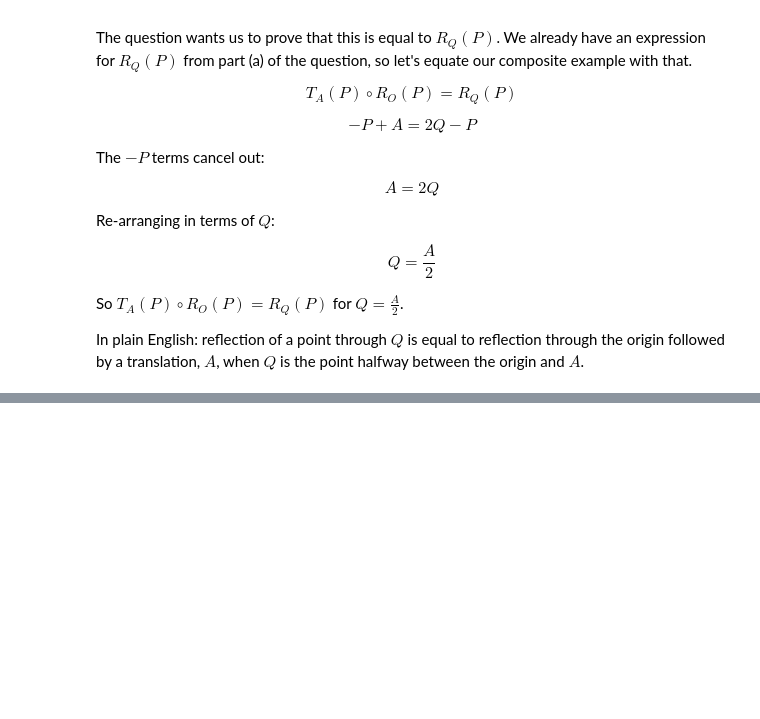
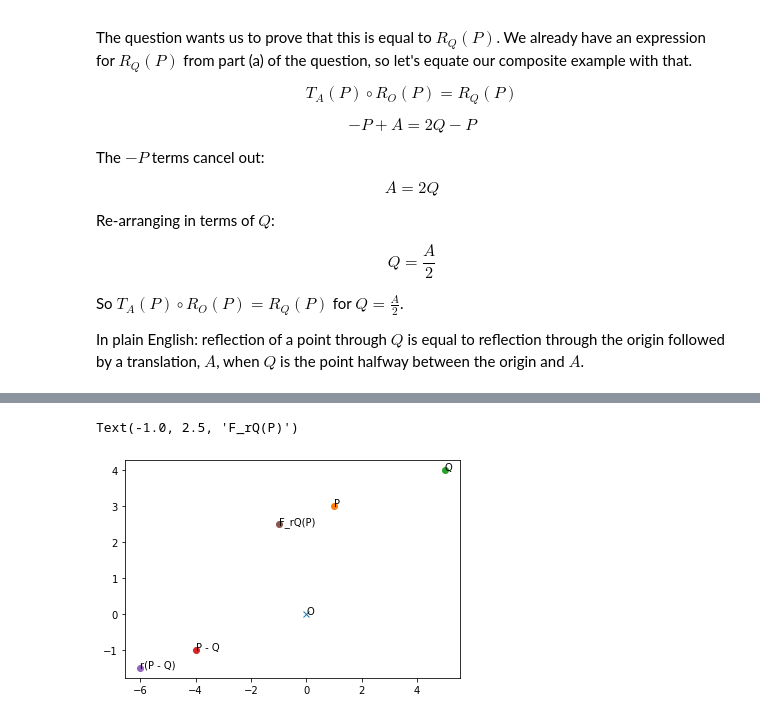
Before and after one commit to zackads/basic-mathematics, a Jupyter notebook: chapter-9/2-addition-subtraction-and-parallelogram-law.ipynb, the cells around one changed output, grey strips where cells are left out. Cells and saved outputs as stored; diff of their text form; code cells hidden in the pictures; blank space fills up the shorter version.

```diff
--- a/chapter-9/2-addition-subtraction-and-parallelogram-law.ipynb
+++ b/chapter-9/2-addition-subtraction-and-parallelogram-law.ipynb
@@ -325,0 +345,24 @@ plt.annotate("A", A)
+# %%
+O = (0, 0)
+P = (1, 3)
+Q = (5, 4)
+r = 1.5
+PminusQ = subtract(P, Q)
+F_rQP = add(scale(PminusQ, r), Q)
+
+plt.plot(*O, 'x')
+plt.plot(*P, 'o')
+plt.plot(*Q, 'o')
+plt.plot(*PminusQ, 'o')
+plt.plot(*scale(PminusQ, r), 'o')
+plt.plot(*F_rQP, 'o')
+
+plt.annotate('O', O)
+plt.annotate('P', P)
+plt.annotate('Q', Q)
+plt.annotate('P - Q', PminusQ)
+plt.annotate('r(P - Q)', scale(PminusQ, r))
+plt.annotate('F_rQ(P)', F_rQP)
+# %% [output]
+Text(-1.0, 2.5, 'F_rQ(P)')
+[figure, added]
```
Also changed, not shown: parts of 3 cells of this notebook.
